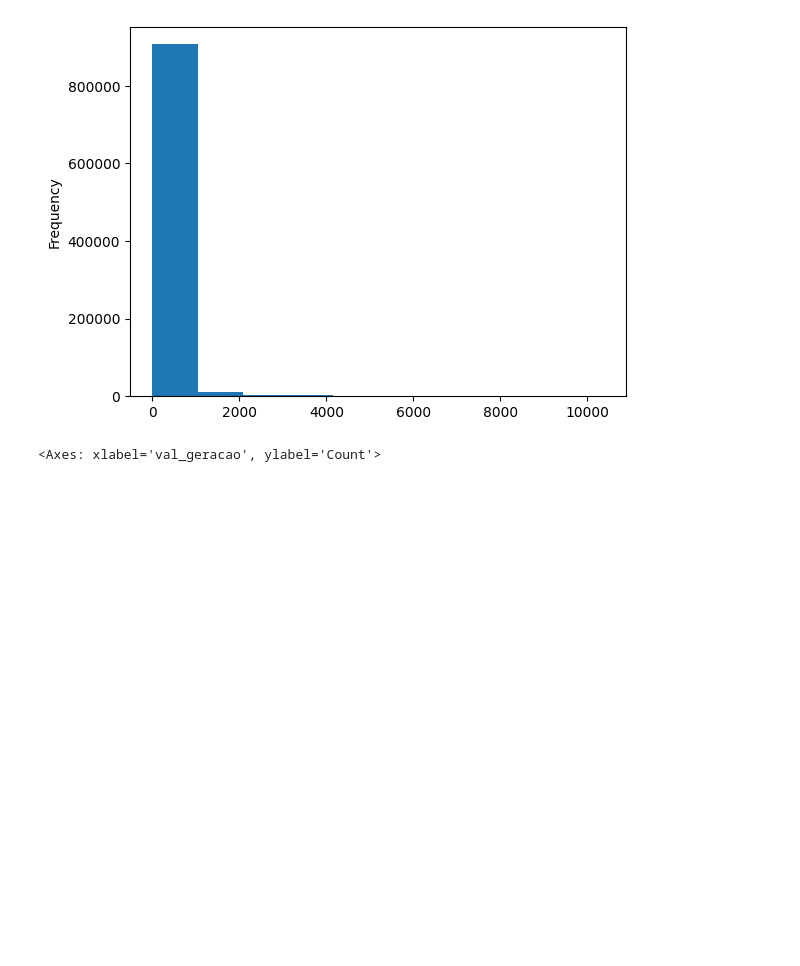
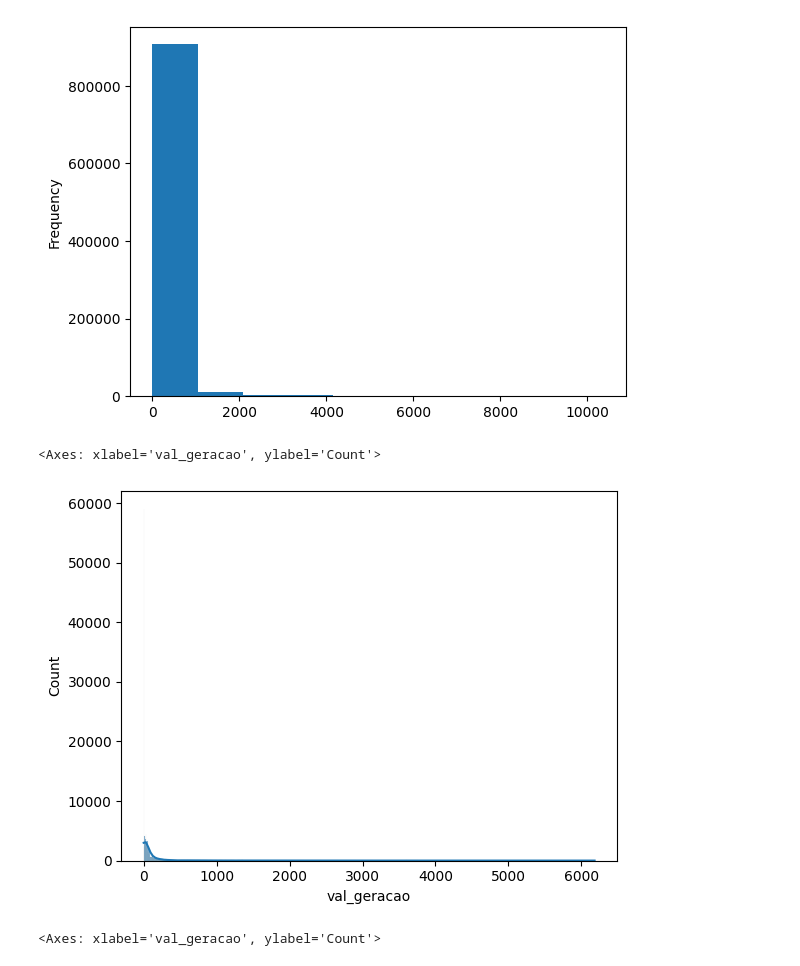
Before and after one commit to HelouiseDayane/Cienciasdedados, a Jupyter notebook: Projeto_Est_Geracao_Usina.ipynb, the cells around one changed output. Saved outputs shown, nothing was run; the diff lists cells and outputs as text; code cells hidden in the pictures; blank space fills up the shorter version.

```diff
--- a/Projeto_Est_Geracao_Usina.ipynb
+++ b/Projeto_Est_Geracao_Usina.ipynb
@@ -120,6 +212,13 @@ df_20["val_geracao"].plot(kind = 'hist', bins = 10)
 # %% [output]
 <Axes: ylabel='Frequency'>
 [figure]
+# %%
+sns.histplot(data = df_19,
+            x = "val_geracao",
+            kde = True)
+# %% [output]
+<Axes: xlabel='val_geracao', ylabel='Count'>
+[figure, added]
 # %%
 sns.histplot(data = df_20,
             x = "val_geracao",
```
Also changed, not shown: parts of 18 cells of this notebook.
